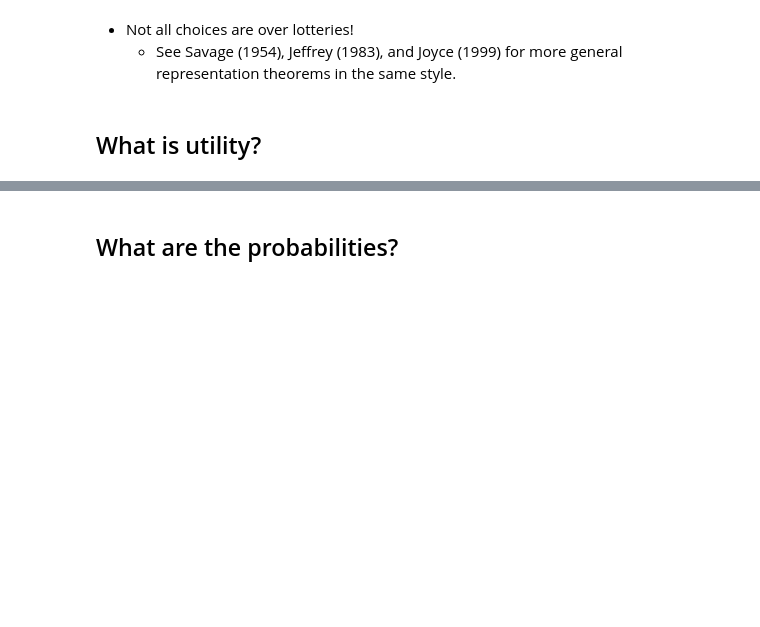
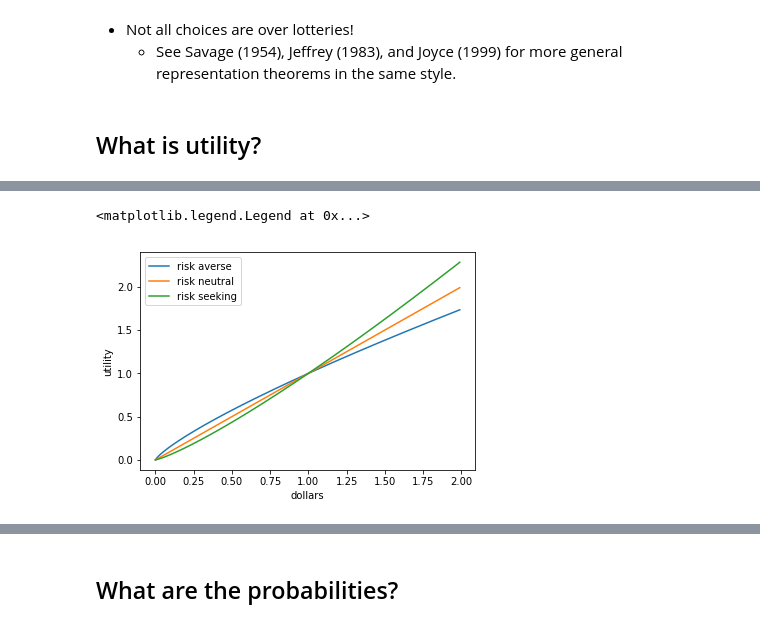
Before and after one commit to shanest/decisions-games-ai, a Jupyter notebook: 2_Decisions_Risk.ipynb, the cells around one changed output, grey strips where cells are left out. Saved outputs shown, nothing was run; the diff lists cells and outputs as text; code cells hidden in the pictures; blank space fills up the shorter version.

```diff
--- a/2_Decisions_Risk.ipynb
+++ b/2_Decisions_Risk.ipynb
@@ -241,0 +255,12 @@ What is utility?
+# %%
+averse_utility = dollars**0.8
+seeking_utility = dollars**1.2
+plt.plot(dollars, averse_utility, label="risk averse")
+plt.plot(dollars, linear_utility, label="risk neutral")
+plt.plot(dollars, seeking_utility, label="risk seeking")
+plt.xlabel("dollars")
+plt.ylabel("utility")
+plt.legend()
+# %% [output]
+<matplotlib.legend.Legend at 0x...>
+[figure, added]
```
Also changed, not shown: parts of 21 cells of this notebook.
